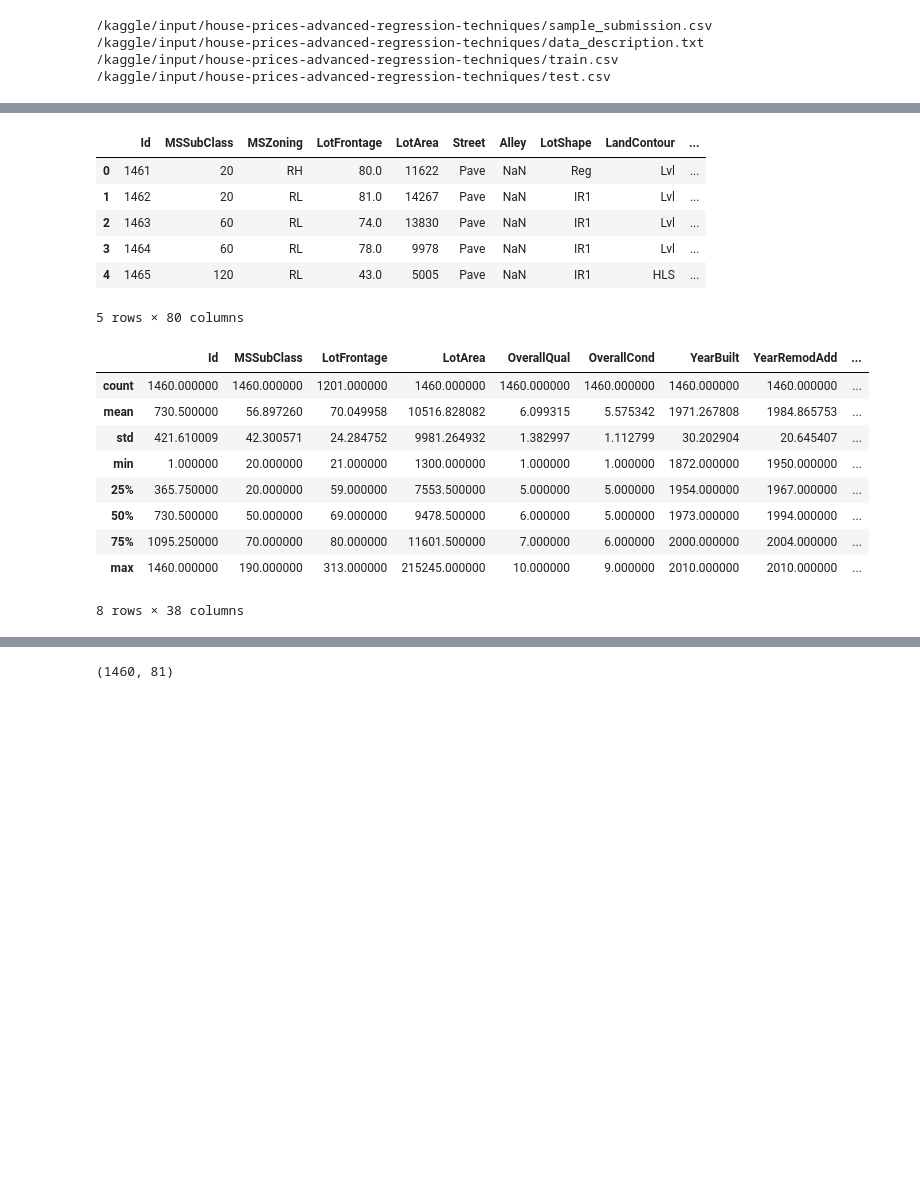
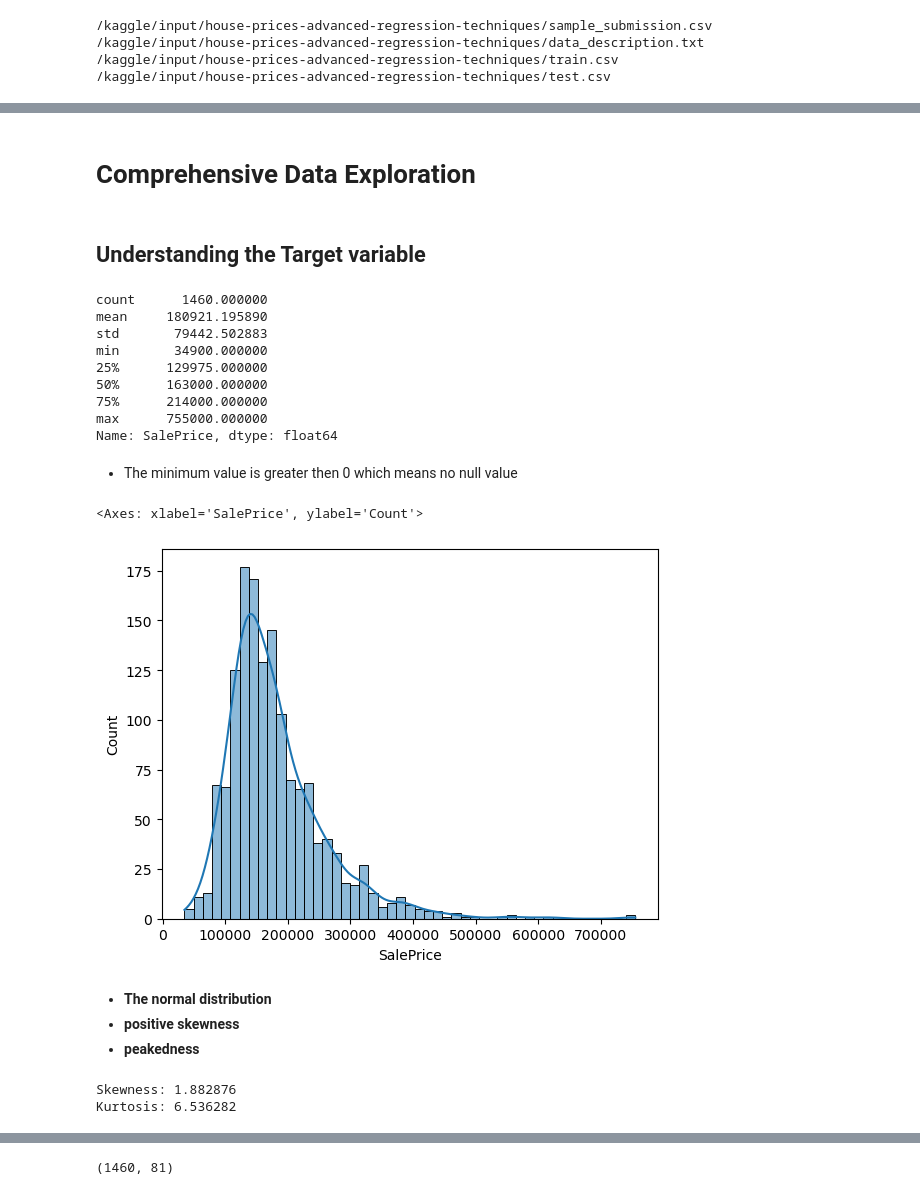
Before and after one commit to AyeshaIrshad1337/House-Price-Prediction-Kaggle-Competition, a Jupyter notebook: house-price-prediction-competition.ipynb, the cells around one changed output, grey strips where cells are left out. Saved outputs shown, nothing was run; the diff lists cells and outputs as text; code cells hidden in the pictures; blank space fills up the shorter version.

Commit message:
Kaggle Notebook | house price prediction competition | Version 6

```diff
--- a/house-price-prediction-competition.ipynb
+++ b/house-price-prediction-competition.ipynb
@@ -44,23 +55,33 @@ train.head()
-# %%
-test.head()
-# %% [output]
-|  | Id | MSSubClass | MSZoning | LotFrontage | LotArea | Street | Alley | LotShape | LandContour | ... |
-| 0 | 1461 | 20 | RH | 80.0 | 11622 | Pave | NaN | Reg | Lvl | ... |
-| 1 | 1462 | 20 | RL | 81.0 | 14267 | Pave | NaN | IR1 | Lvl | ... |
-| 2 | 1463 | 60 | RL | 74.0 | 13830 | Pave | NaN | IR1 | Lvl | ... |
-| 3 | 1464 | 60 | RL | 78.0 | 9978 | Pave | NaN | IR1 | Lvl | ... |
-| 4 | 1465 | 120 | RL | 43.0 | 5005 | Pave | NaN | IR1 | HLS | ... |
-5 rows × 80 columns
+# %% [markdown]
+# Comprehensive Data Exploration
+# %% [markdown]
+## Understanding the Target variable
 # %%
-train.describe()
+train["SalePrice"].describe()
 # %% [output]
-|  | Id | MSSubClass | LotFrontage | LotArea | OverallQual | OverallCond | YearBuilt | YearRemodAdd | ... |
-| count | 1460.000000 | 1460.000000 | 1201.000000 | 1460.000000 | 1460.000000 | 1460.000000 | 1460.000000 | 1460.000000 | ... |
-| mean | 730.500000 | 56.897260 | 70.049958 | 10516.828082 | 6.099315 | 5.575342 | 1971.267808 | 1984.865753 | ... |
-| std | 421.610009 | 42.300571 | 24.284752 | 9981.264932 | 1.382997 | 1.112799 | 30.202904 | 20.645407 | ... |
-| min | 1.000000 | 20.000000 | 21.000000 | 1300.000000 | 1.000000 | 1.000000 | 1872.000000 | 1950.000000 | ... |
-| 25% | 365.750000 | 20.000000 | 59.000000 | 7553.500000 | 5.000000 | 5.000000 | 1954.000000 | 1967.000000 | ... |
-| 50% | 730.500000 | 50.000000 | 69.000000 | 9478.500000 | 6.000000 | 5.000000 | 1973.000000 | 1994.000000 | ... |
-| 75% | 1095.250000 | 70.000000 | 80.000000 | 11601.500000 | 7.000000 | 6.000000 | 2000.000000 | 2004.000000 | ... |
-| max | 1460.000000 | 190.000000 | 313.000000 | 215245.000000 | 10.000000 | 9.000000 | 2010.000000 | 2010.000000 | ... |
-8 rows × 38 columns
+count      1460.000000
+mean     180921.195890
+std       79442.502883
+min       34900.000000
+25%      129975.000000
+50%      163000.000000
+75%      214000.000000
+max      755000.000000
+Name: SalePrice, dtype: float64
+# %% [markdown]
++ The minimum value is greater then 0 which means no null value
+# %%
+sns.histplot(train['SalePrice'],kde=True)
+# %% [output]
+<Axes: xlabel='SalePrice', ylabel='Count'>
+[figure, added]
+# %% [markdown]
++ **The normal distribution**
++ **positive skewness**
++ **peakedness**
+# %%
+print("Skewness: %f" % train['SalePrice'].skew())
+print("Kurtosis: %f" % train['SalePrice'].kurt())
+# %% [output]
+Skewness: 1.882876
+Kurtosis: 6.536282
```
Also changed, not shown: parts of 44 cells of this notebook.
